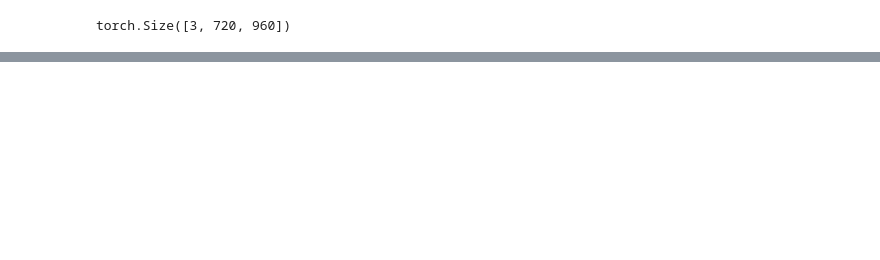
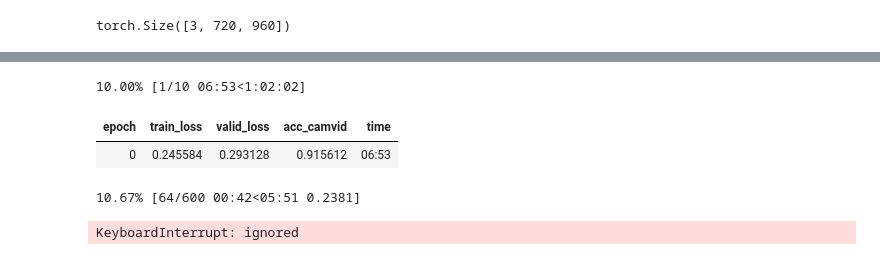
Before and after one commit to Humaidabdullah/FastAi-Course, a Jupyter notebook: Lesson 3.2 - Image segmentation with CamVid/Untitled.ipynb, the cells around one changed output, grey strips where cells are left out. Saved outputs shown, nothing was run; the diff lists cells and outputs as text; code cells hidden in the pictures; blank space fills up the shorter version.

```diff
--- a/Lesson 3.2 - Image segmentation with CamVid/Untitled.ipynb
+++ b/Lesson 3.2 - Image segmentation with CamVid/Untitled.ipynb
@@ -252,0 +253,10 @@ learn.recorder.plot()
+# %%
+lr = 1e-4
+# %%
+learn.fit_one_cycle(10,slice(lr))
+# %% [output]
+10.00% [1/10 06:53<1:02:02]
+| epoch | train_loss | valid_loss | acc_camvid | time |
+| 0 | 0.245584 | 0.293128 | 0.915612 | 06:53 |
+10.67% [64/600 00:42<05:51 0.2381]
+KeyboardInterrupt: ignored
```
Also changed, not shown: parts of 18 cells of this notebook.
